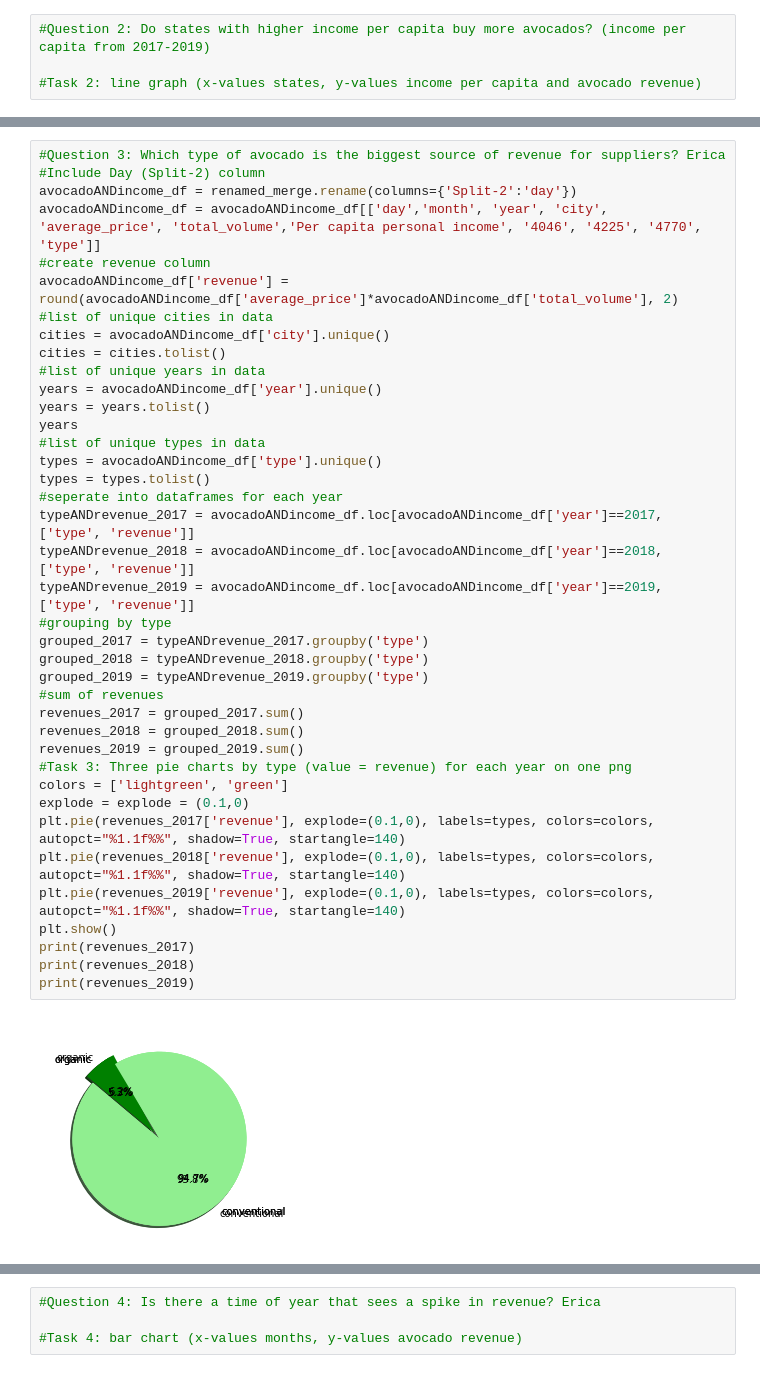
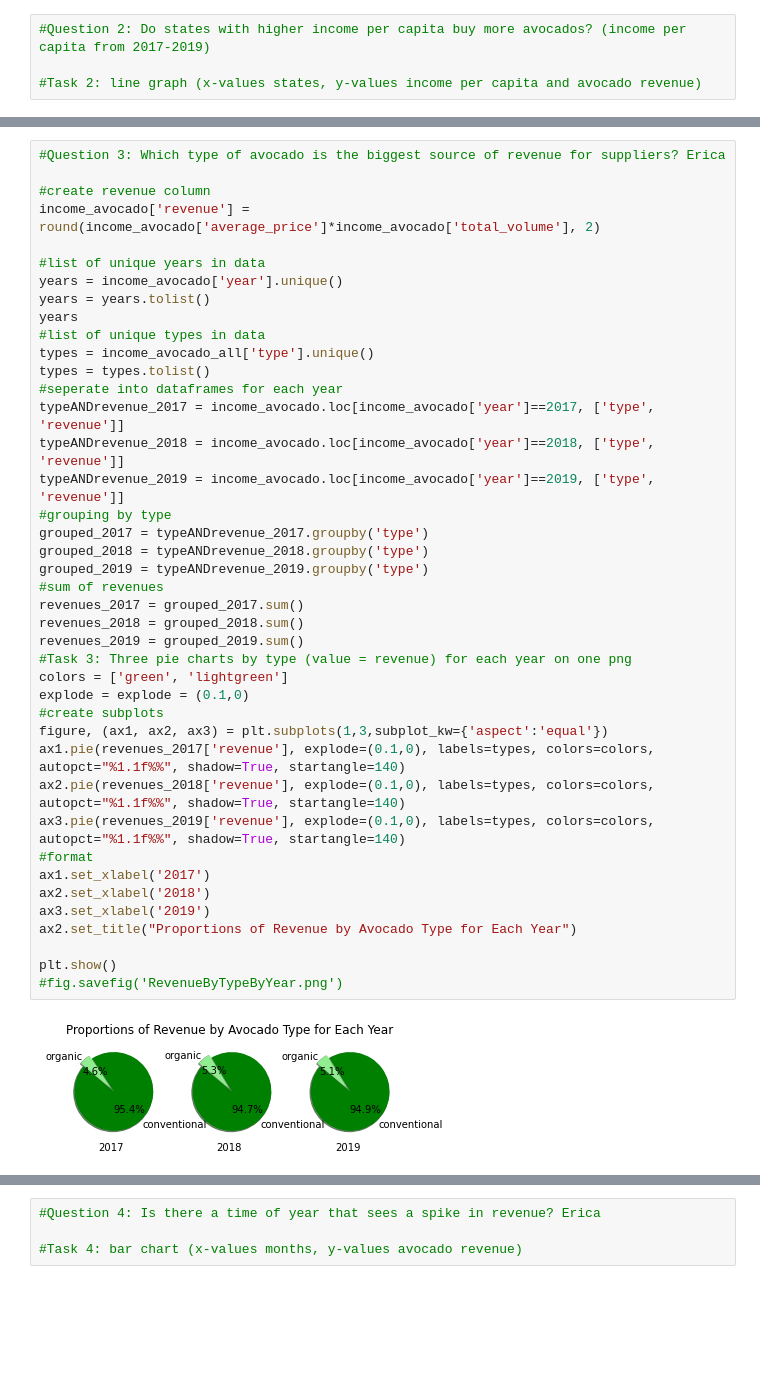
Before and after one commit to efennie/project_one, a Jupyter notebook: main.ipynb, the cells around one changed output, grey strips where cells are left out. Cells and saved outputs as stored; diff of their text form; blank space fills up the shorter version.

Commit message:
fixing merged data

```diff
--- a/main.ipynb
+++ b/main.ipynb
@@ -106,41 +227,43 @@ clean_merge.head()
 # %%
 #Question 3: Which type of avocado is the biggest source of revenue for suppliers? Erica
-#Include Day (Split-2) column
-avocadoANDincome_df = renamed_merge.rename(columns={'Split-2':'day'})
-avocadoANDincome_df = avocadoANDincome_df[['day','month', 'year', 'city', 'average_price', 'total_volume','Per capita personal income', '4046', '4225', '4770', 'type']]
+
 #create revenue column
-avocadoANDincome_df['revenue'] = round(avocadoANDincome_df['average_price']*avocadoANDincome_df['total_volume'], 2)
-#list of unique cities in data
-cities = avocadoANDincome_df['city'].unique()
-cities = cities.tolist()
+income_avocado['revenue'] = round(income_avocado['average_price']*income_avocado['total_volume'], 2)
+
 #list of unique years in data
-years = avocadoANDincome_df['year'].unique()
+years = income_avocado['year'].unique()
 years = years.tolist()
 years
 #list of unique types in data
-types = avocadoANDincome_df['type'].unique()
+types = income_avocado_all['type'].unique()
 types = types.tolist()
 #seperate into dataframes for each year
-typeANDrevenue_2017 = avocadoANDincome_df.loc[avocadoANDincome_df['year']==2017, ['type', 'revenue']]
-typeANDrevenue_2018 = avocadoANDincome_df.loc[avocadoANDincome_df['year']==2018, ['type', 'revenue']]
-typeANDrevenue_2019 = avocadoANDincome_df.loc[avocadoANDincome_df['year']==2019, ['type', 'revenue']]
+typeANDrevenue_2017 = income_avocado.loc[income_avocado['year']==2017, ['type', 'revenue']]
+typeANDrevenue_2018 = income_avocado.loc[income_avocado['year']==2018, ['type', 'revenue']]
+typeANDrevenue_2019 = income_avocado.loc[income_avocado['year']==2019, ['type', 'revenue']]
 #grouping by type
 grouped_2017 = typeANDrevenue_2017.groupby('type')
 grouped_2018 = typeANDrevenue_2018.groupby('type')
 grouped_2019 = typeANDrevenue_2019.groupby('type')
 #sum of revenues
 revenues_2017 = grouped_2017.sum()
 revenues_2018 = grouped_2018.sum()
 revenues_2019 = grouped_2019.sum()
 #Task 3: Three pie charts by type (value = revenue) for each year on one png
-colors = ['lightgreen', 'green']
+colors = ['green', 'lightgreen']
 explode = explode = (0.1,0)
-plt.pie(revenues_2017['revenue'], explode=(0.1,0), labels=types, colors=colors, autopct="%1.1f%%", shadow=True, startangle=140)
-plt.pie(revenues_2018['revenue'], explode=(0.1,0), labels=types, colors=colors, autopct="%1.1f%%", shadow=True, startangle=140)
-plt.pie(revenues_2019['revenue'], explode=(0.1,0), labels=types, colors=colors, autopct="%1.1f%%", shadow=True, startangle=140)
+#create subplots
+figure, (ax1, ax2, ax3) = plt.subplots(1,3,subplot_kw={'aspect':'equal'})
+ax1.pie(revenues_2017['revenue'], explode=(0.1,0), labels=types, colors=colors, autopct="%1.1f%%", shadow=True, startangle=140)
+ax2.pie(revenues_2018['revenue'], explode=(0.1,0), labels=types, colors=colors, autopct="%1.1f%%", shadow=True, startangle=140)
+ax3.pie(revenues_2019['revenue'], explode=(0.1,0), labels=types, colors=colors, autopct="%1.1f%%", shadow=True, startangle=140)
+#format
+ax1.set_xlabel('2017')
+ax2.set_xlabel('2018')
+ax3.set_xlabel('2019')
+ax2.set_title("Proportions of Revenue by Avocado Type for Each Year")
+
 plt.show()
-print(revenues_2017)
-print(revenues_2018)
-print(revenues_2019)
+#fig.savefig('RevenueByTypeByYear.png')
 # %% [output]
-[figure, old version]
+[figure, new version]
```
Also changed, not shown: parts of 2 cells of this notebook, 1 other file.
